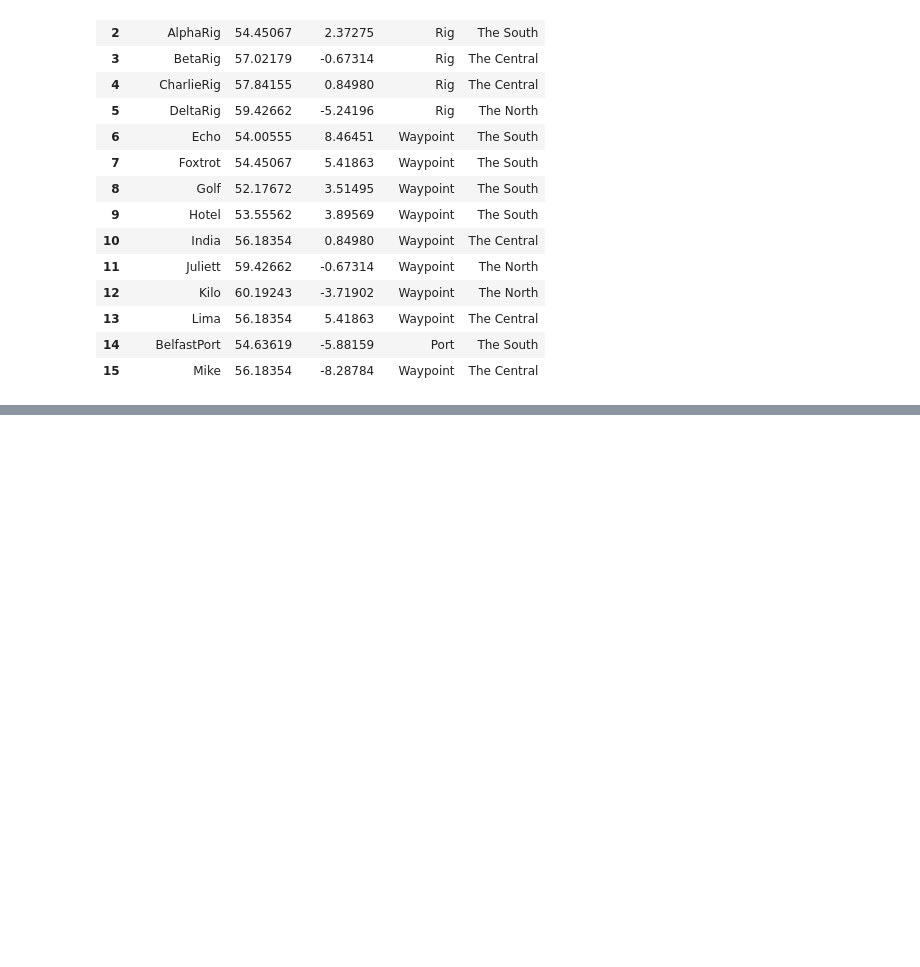
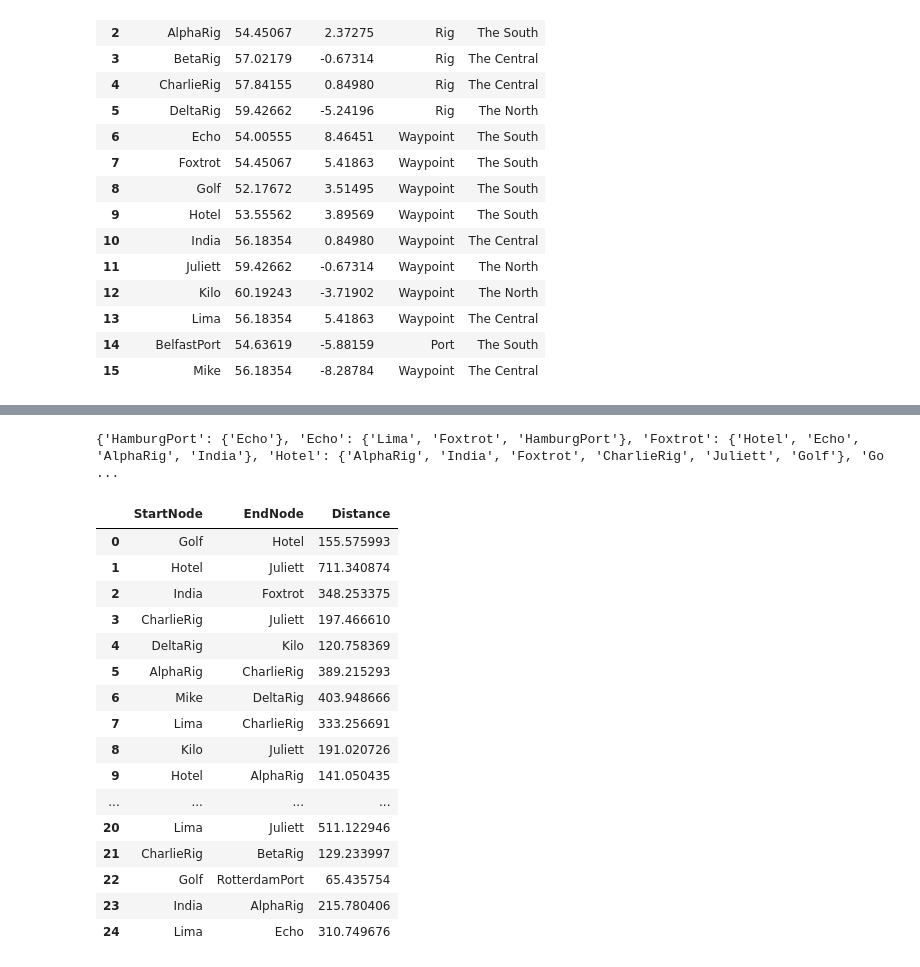
Before and after one commit to playerB/simio-competition, a Jupyter notebook: simprog.ipynb, the cells around one changed output, grey strips where cells are left out. Saved outputs shown, nothing was run; the diff lists cells and outputs as text; code cells hidden in the pictures; blank space fills up the shorter version.

Commit message:
📈 Calculate path and edge distance

```diff
--- a/simprog.ipynb
+++ b/simprog.ipynb
@@ -496,3 +496,75 @@ path_df
 | 27 | DeltaRig | AlphaRig | Kilo - Juliett | [DeltaRig, Kilo, Juliett, AlphaRig] | 895.935646 |
 | 28 | DeltaRig | BetaRig | Kilo - Juliett | [DeltaRig, Kilo, Juliett, BetaRig] | 579.632719 |
 | 29 | DeltaRig | CharlieRig | Kilo - Juliett | [DeltaRig, Kilo, Juliett, Charlie... | 509.245705 |
+# %%
+graph = dict()
+for row in path_df.itertuples() :
+    # print(row.SeqList)
+    for i in range(0, len(row.SeqList)) :
+        if row.SeqList[i] not in graph :
+            graph[row.SeqList[i]] = set()
+        if i == 0 :
+            graph[row.SeqList[i]].add(row.SeqList[i+1])
+        else :
+            self = row.SeqList[i-1:i+2:1][1]
+            neighbor = row.SeqList[i-1:i+2:1]
+            neighbor.remove(self)
+            graph[row.SeqList[i]].update(neighbor)
+        # print(graph[row.SeqList[i]])
+        # print(row.SeqList[i-1:i], row.SeqList[i+1:i+2])
+
+    # add additional challenge problem node
+graph['DeltaRig'].update(['Mike'])
+graph['Mike'] = set(['DeltaRig', 'BelfastPort'])
+graph['BelfastPort'] = set(['Mike'])
+print(graph)
+# %% [output]
+{'HamburgPort': {'Echo'}, 'Echo': {'Lima', 'Foxtrot', 'HamburgPort'}, 'Foxtrot': {'Hotel', 'Echo', 'AlphaRig', 'India'}, 'Hotel': {'AlphaRig', 'India', 'Foxtrot', 'CharlieRig', 'Juliett', 'Golf'}, 'Go ...
+# %%
+def generate_edges(graph):
+    edges = set()
+    for node in graph:
+        for neighbour in graph[node]:
+            edges.add(frozenset([node, neighbour]))
+
+    return edges
+
+generate_edges(graph)
+
+edgedata = {'StartNode': [], 'EndNode': []}
+for edge in generate_edges(graph) :
+    edge = list(edge)
+    edgedata['StartNode'].append(edge[0])
+    edgedata['EndNode'].append(edge[1])
+
+EdgeData = pd.DataFrame(edgedata)
+
+def distance_of_edge(df) :
+    distance = 0
+    lat1 = node_df.loc[node_df['NodeName'] == df['StartNode'], 'Latitude'].values[0]
+    lon1 = node_df.loc[node_df['NodeName'] == df['StartNode'], 'Longitude'].values[0]
+    lat2 = node_df.loc[node_df['NodeName'] == df['EndNode'], 'Latitude'].values[0]
+    lon2 = node_df.loc[node_df['NodeName'] == df['EndNode'], 'Longitude'].values[0]
+    distance += geopy.distance.geodesic((lat1, lon1), (lat2, lon2), ellipsoid='WGS-84').km
+    return distance # total distance of edge in km
+
+EdgeData['Distance'] = EdgeData.apply(distance_of_edge, axis=1)
+EdgeData
+# %% [output]
+|  | StartNode | EndNode | Distance |
+| 0 | Golf | Hotel | 155.575993 |
+| 1 | Hotel | Juliett | 711.340874 |
+| 2 | India | Foxtrot | 348.253375 |
+| 3 | CharlieRig | Juliett | 197.466610 |
+| 4 | DeltaRig | Kilo | 120.758369 |
+| 5 | AlphaRig | CharlieRig | 389.215293 |
+| 6 | Mike | DeltaRig | 403.948666 |
+| 7 | Lima | CharlieRig | 333.256691 |
+| 8 | Kilo | Juliett | 191.020726 |
+| 9 | Hotel | AlphaRig | 141.050435 |
+| ... | ... | ... | ... |
+| 20 | Lima | Juliett | 511.122946 |
+| 21 | CharlieRig | BetaRig | 129.233997 |
+| 22 | Golf | RotterdamPort | 65.435754 |
+| 23 | India | AlphaRig | 215.780406 |
+| 24 | Lima | Echo | 310.749676 |
```
Also changed, not shown: parts of 4 cells of this notebook, 1 other file.
